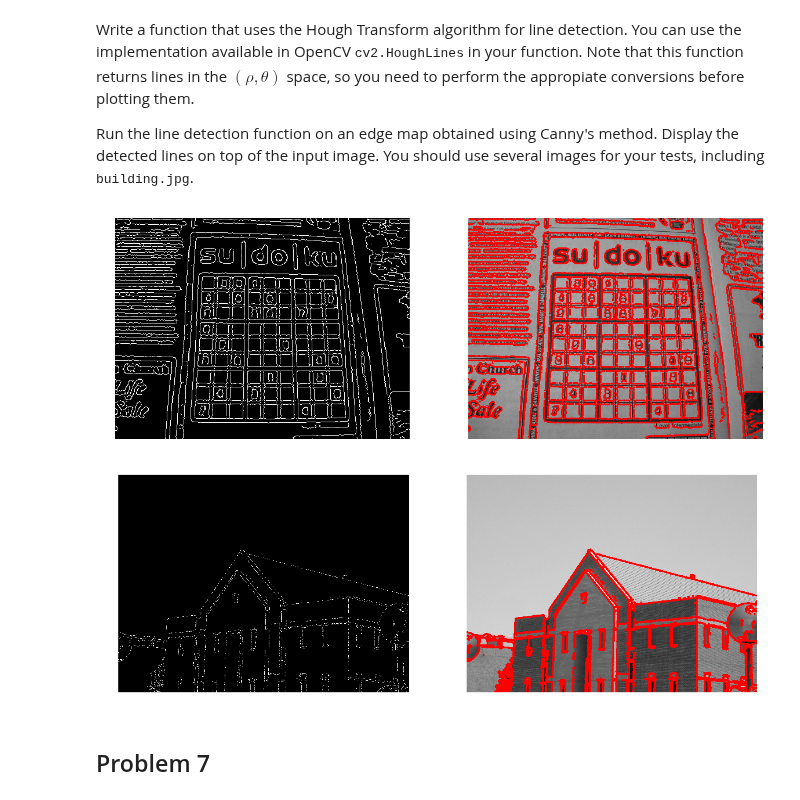
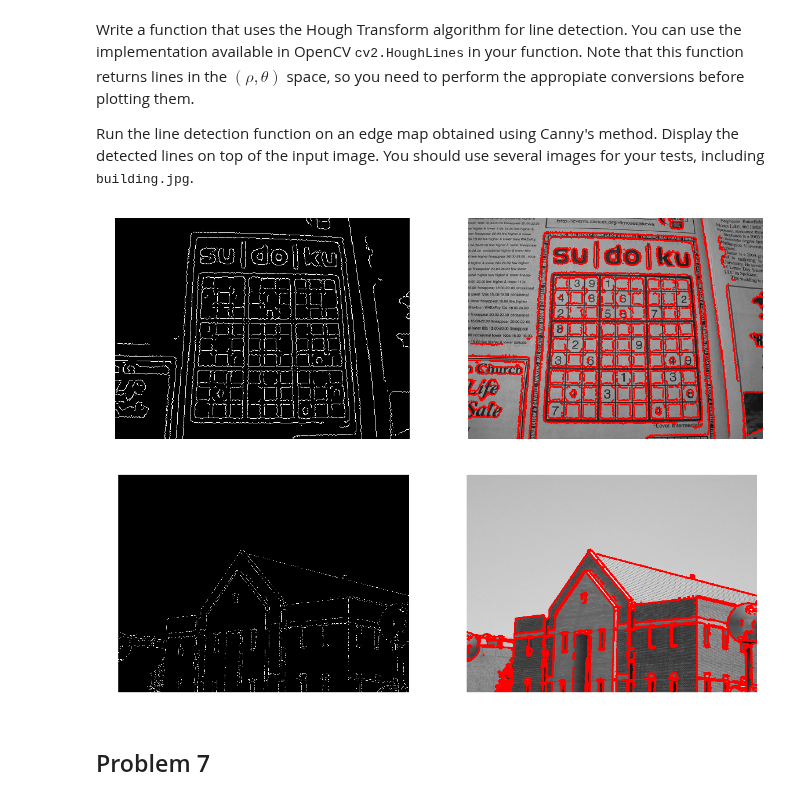
Before and after one commit to Jorgee1/Journey-to-PDI, a Jupyter notebook: Taller_4/problem_set_4.ipynb, the cells around one changed output. Cells and saved outputs as stored; diff of their text form; code cells hidden in the pictures.

```diff
--- a/Taller_4/problem_set_4.ipynb
+++ b/Taller_4/problem_set_4.ipynb
@@ -356,35 +354,35 @@ def Hough(img,lim,kernel, ths, wid):
                 cv2.line(img,(coor[0],coor[1]),(coor[2],coor[3]),(255,0,0),wid)
     except Exception :
         print("No Lines")
         print(lines)
     can = cv2.cvtColor(can,cv2.COLOR_GRAY2RGB)
     return (can, img)
 
 img = files["gray"]["sudoku"]
 
 plt.figure(figsize=(20,20))
 plt.subplot(2,2,1)
-res = Hough(img,(10,20),17,0,2)
+res = Hough(img,(25,35),23,0,2)
 plt.imshow(res[0])
 plt.axis("off")
 plt.subplot(2,2,2)
 plt.imshow(res[1])
 plt.axis("off")
 plt.show()
 
 img = files["gray"]["building"]
 
 plt.figure(figsize=(20,20))
 plt.subplot(2,2,1)
 res = Hough(img,(10,20),23,0,10)
 plt.imshow(res[0])
 plt.axis("off")
 plt.subplot(2,2,2)
 plt.imshow(res[1])
 plt.axis("off")
 plt.show()
 # %% [output]
-[figure, old version]
+[figure, new version]
 [figure]
 # %% [markdown]
 ## Problem 7
```
Also changed, not shown: parts of 1 cell of this notebook.
